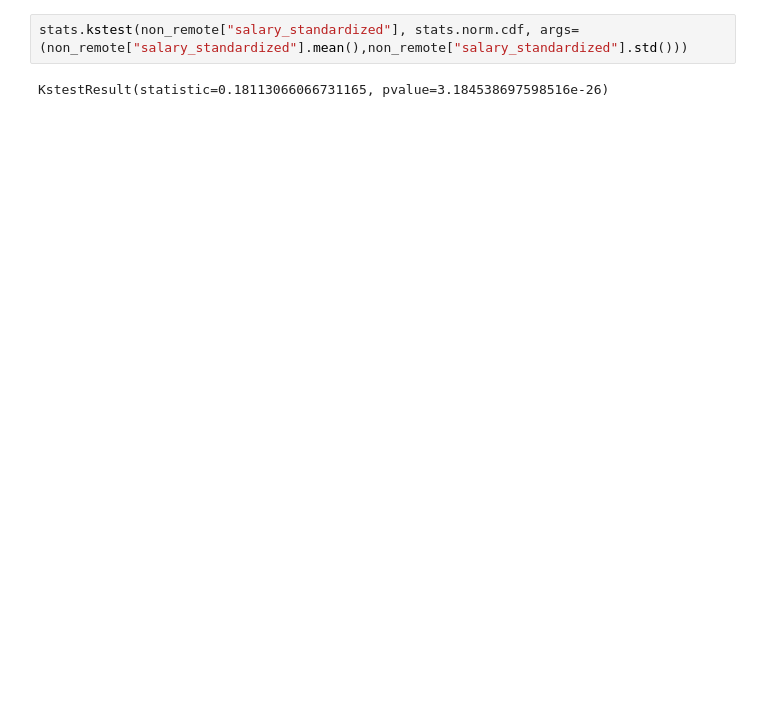
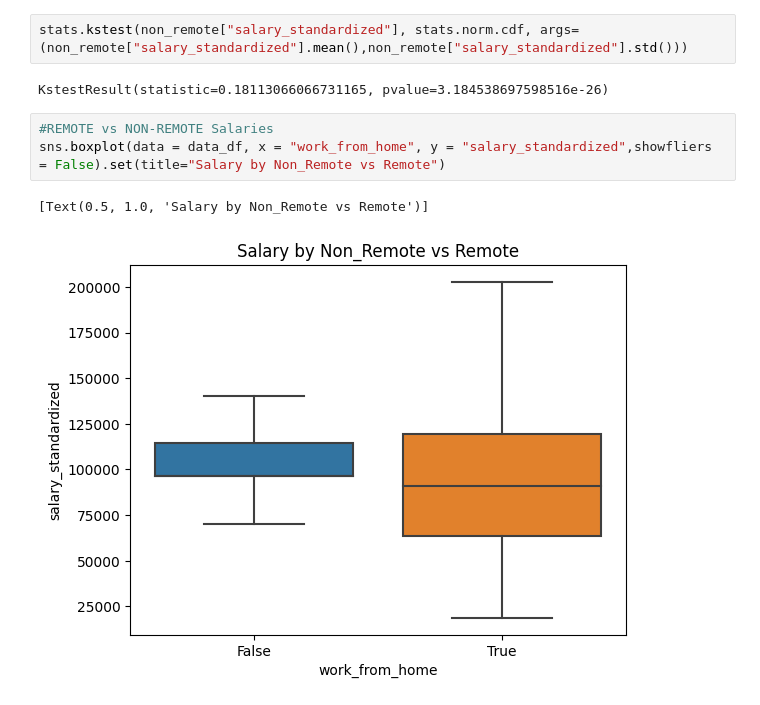
Before and after one commit to JacquelineGomez06/Big-Data-AWS-ETL, a Jupyter notebook: eda.ipynb, the cells around one changed output. Saved outputs shown, nothing was run; the diff lists cells and outputs as text; blank space fills up the shorter version.

```diff
--- a/eda.ipynb
+++ b/eda.ipynb
@@ -50,3 +44,9 @@ sns.histplot(data=non_remote,x="salary_standardized",bins=30,kde=True)
 stats.kstest(non_remote["salary_standardized"], stats.norm.cdf, args=(non_remote["salary_standardized"].mean(),non_remote["salary_standardized"].std()))
 # %% [output]
 KstestResult(statistic=0.18113066066731165, pvalue=3.184538697598516e-26)
+# %%
+#REMOTE vs NON-REMOTE Salaries
+sns.boxplot(data = data_df, x = "work_from_home", y = "salary_standardized",showfliers = False).set(title="Salary by Non_Remote vs Remote")
+# %% [output]
+[Text(0.5, 1.0, 'Salary by Non_Remote vs Remote')]
+[figure, added]
```
Also changed, not shown: parts of 21 cells of this notebook.
